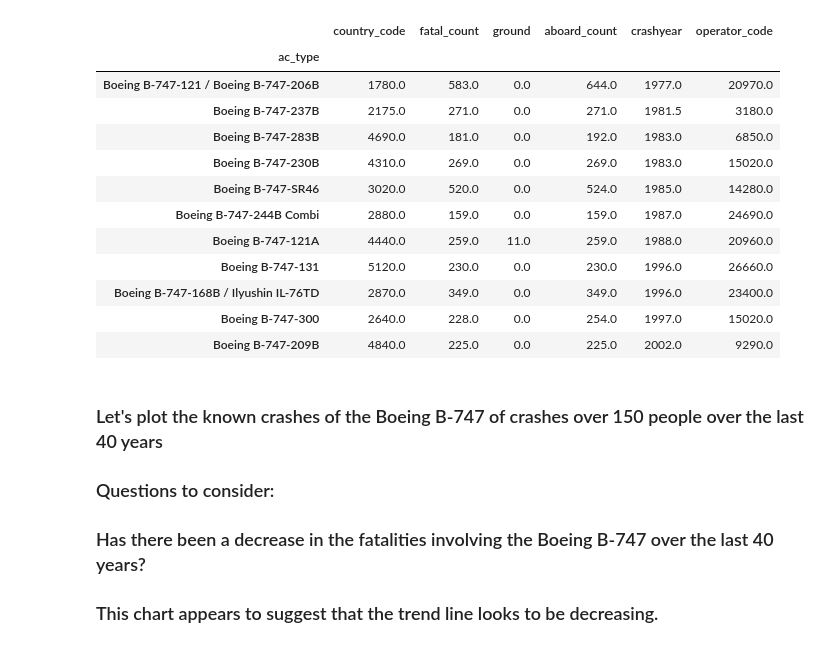
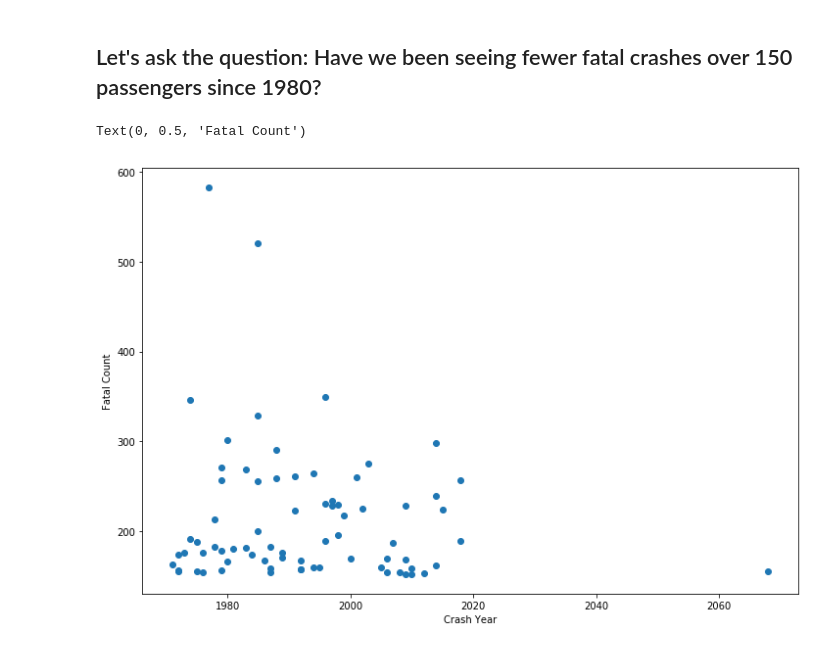
Before and after one commit to loupendley/Thinkful, a Jupyter notebook: Datafiles/VisualizeWhatYouSee_Unit_Lession2_Project_4.ipynb, the cells around one changed output. Cells and saved outputs as stored; diff of their text form; code cells hidden in the pictures.

```diff
--- a/Datafiles/VisualizeWhatYouSee_Unit_Lession2_Project_4.ipynb
+++ b/Datafiles/VisualizeWhatYouSee_Unit_Lession2_Project_4.ipynb
@@ -37,27 +45,10 @@ crashes_df.index.name = None
-# %%
-# crashes_df_ac_type for Boeing B-747
-crashes_df_ac_type = crashes_df[(crashes_df['ac_type'].str.startswith('Boeing B-747'))]
-crashes_df_ac_type.sort_values(['ac_type', 'fatal_count'],ascending=True) # sort it
-crashes_df_ac_type = crashes_df_ac_type.groupby('ac_type')[['country_code','fatal_count', 'ground', 'aboard_count','crashdate', 'crashyear', 'operator_code', 'ac_type']].mean()
-crashes_df_ac_type.sort_values(['crashyear', 'fatal_count'],ascending=True) # sort it
-# %% [output]
-|  | country_code | fatal_count | ground | aboard_count | crashyear | operator_code |
-| ac_type |  |  |  |  |  |  |
-| Boeing B-747-121 / Boeing B-747-206B | 1780.0 | 583.0 | 0.0 | 644.0 | 1977.0 | 20970.0 |
-| Boeing B-747-237B | 2175.0 | 271.0 | 0.0 | 271.0 | 1981.5 | 3180.0 |
-| Boeing B-747-283B | 4690.0 | 181.0 | 0.0 | 192.0 | 1983.0 | 6850.0 |
-| Boeing B-747-230B | 4310.0 | 269.0 | 0.0 | 269.0 | 1983.0 | 15020.0 |
-| Boeing B-747-SR46 | 3020.0 | 520.0 | 0.0 | 524.0 | 1985.0 | 14280.0 |
-| Boeing B-747-244B Combi | 2880.0 | 159.0 | 0.0 | 159.0 | 1987.0 | 24690.0 |
-| Boeing B-747-121A | 4440.0 | 259.0 | 11.0 | 259.0 | 1988.0 | 20960.0 |
-| Boeing B-747-131 | 5120.0 | 230.0 | 0.0 | 230.0 | 1996.0 | 26660.0 |
-| Boeing B-747-168B / Ilyushin IL-76TD | 2870.0 | 349.0 | 0.0 | 349.0 | 1996.0 | 23400.0 |
-| Boeing B-747-300 | 2640.0 | 228.0 | 0.0 | 254.0 | 1997.0 | 15020.0 |
-| Boeing B-747-209B | 4840.0 | 225.0 | 0.0 | 225.0 | 2002.0 | 9290.0 |
-# %% [markdown]
-### Let's plot the known crashes of the Boeing B-747 of crashes over 150 people over the last 40 years
-
-### Questions to consider:
-### Has there been a decrease in the fatalities involving the Boeing B-747 over the last 40 years?
-
-### This chart appears to suggest that the trend line looks to be decreasing.
+# %% [markdown]
+## Let's ask the question:  Have we been seeing fewer fatal crashes over 150 passengers since 1980?
+# %%
+plt.rcParams['figure.figsize'] = [12, 8]
+plt.scatter(crashes_df['crashyear'], crashes_df['fatal_count'])
+plt.xlabel('Crash Year')
+plt.ylabel('Fatal Count')
+# %% [output]
+Text(0, 0.5, 'Fatal Count')
+[figure, added]
```
Also changed, not shown: parts of 8 cells of this notebook.
